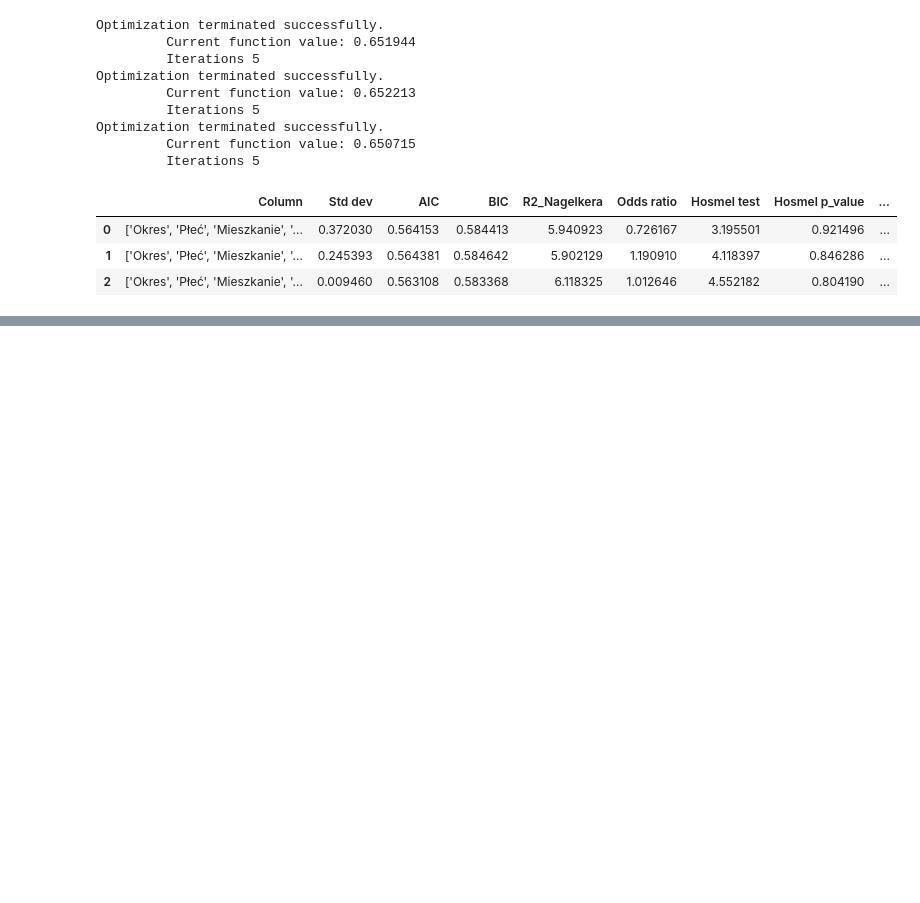
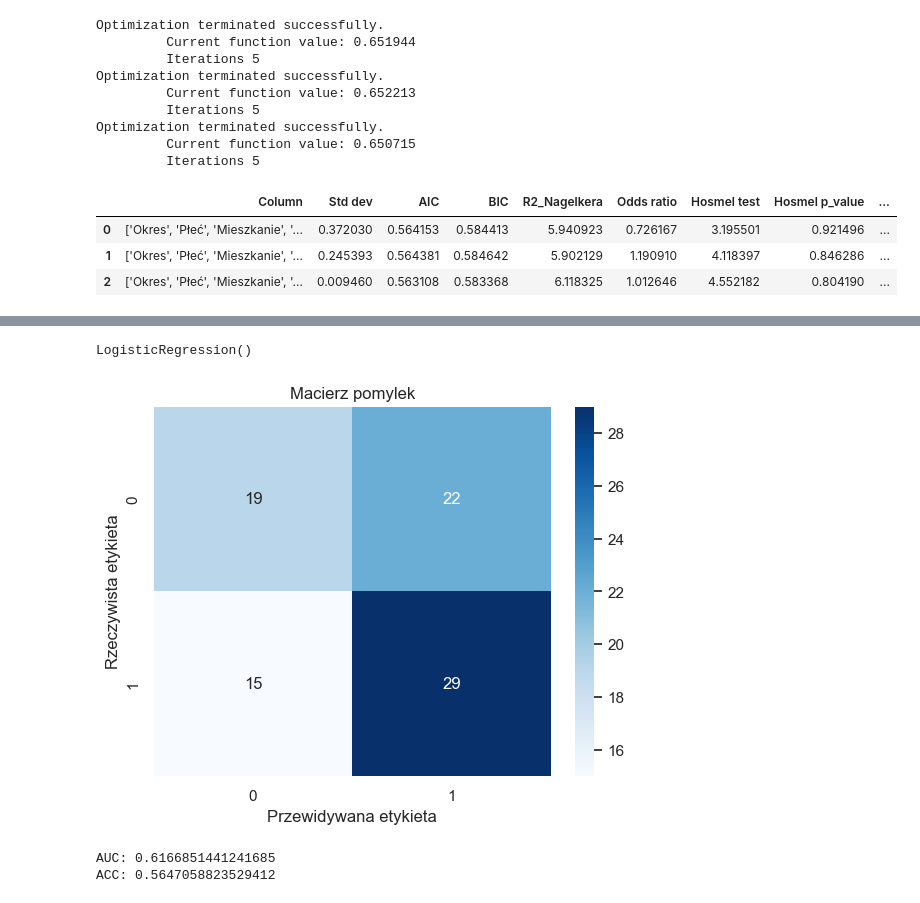
Before and after one commit to ad-po/ocena-kredytu, a Jupyter notebook: notebook.ipynb, the cells around one changed output, grey strips where cells are left out. Saved outputs shown, nothing was run; the diff lists cells and outputs as text; code cells hidden in the pictures; blank space fills up the shorter version.

Commit message:
accuracy, roc, confusion matrix

```diff
--- a/notebook.ipynb
+++ b/notebook.ipynb
@@ -259,0 +283,12 @@ Optimization terminated successfully.
+# %%
+X = credit_evaluation.drop('Ocena', axis=1)
+y = credit_evaluation['Ocena']
+# %%
+# Podział danych na zestaw treningowy i testowy
+X_train, X_test, y_train, y_test = train_test_split(X, y, test_size=0.2, random_state=123)
+# %%
+# Inicjalizacja i dopasowanie modelu regresji logistycznej
+model = LogisticRegression()
+model.fit(X_train, y_train)
+# %% [output]
+LogisticRegression()
@@ -259,0 +304,22 @@ Optimization terminated successfully.
+# %%
+# Obliczanie dokładności (ACC)
+y_pred = model.predict(X_test)
+acc = accuracy_score(y_test, y_pred)
+# %%
+# Obliczanie macierzy pomylek
+cm = confusion_matrix(y_test, y_pred)
+
+sns.heatmap(cm, annot=True, cmap='Blues', fmt='d')
+plt.title('Macierz pomylek')
+plt.xlabel('Przewidywana etykieta')
+plt.ylabel('Rzeczywista etykieta')
+plt.show()
+# %% [output]
+[figure, added]
+# %%
+# Wyświetlanie wyników
+print("AUC:", auc)
+print("ACC:", acc)
+# %% [output]
+AUC: 0.6166851441241685
+ACC: 0.5647058823529412
```
Also changed, not shown: parts of 8 cells of this notebook.
